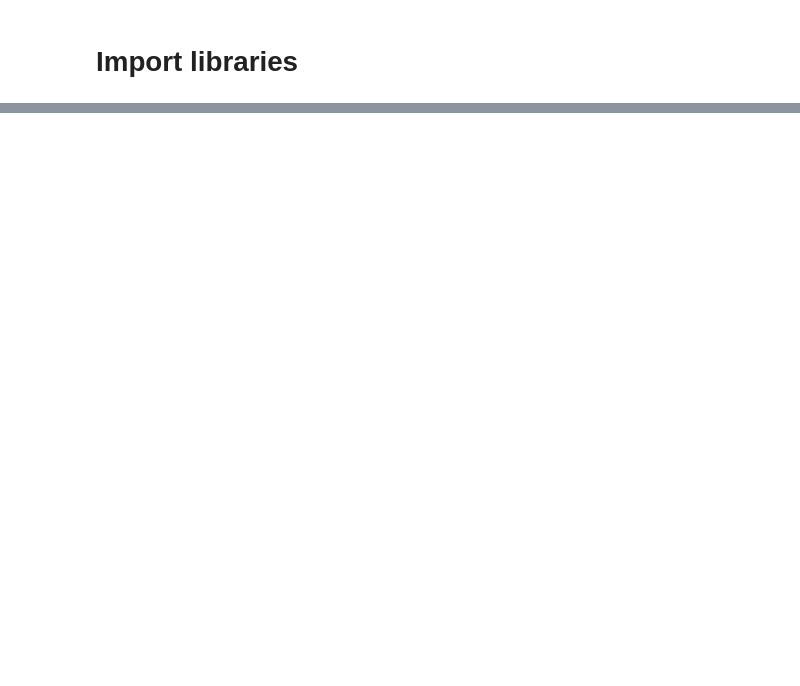
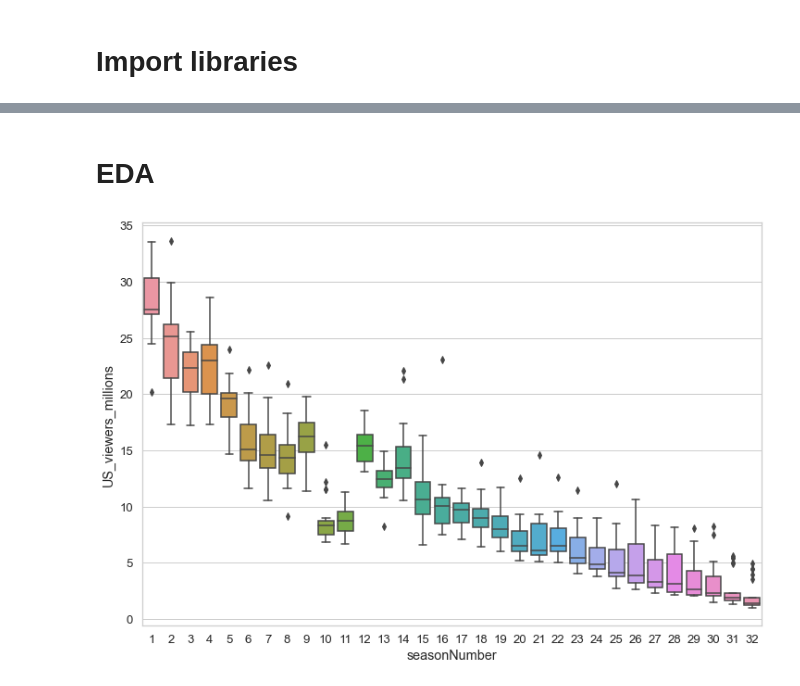
Before and after one commit to juan-td/web-scraping-misc, a Jupyter notebook: simpsons_web_scraping.ipynb, the cells around one changed output, grey strips where cells are left out. Saved outputs shown, nothing was run; the diff lists cells and outputs as text; code cells hidden in the pictures; blank space fills up the shorter version.

Commit message:
start simpsons analysis

```diff
--- a/simpsons_web_scraping.ipynb
+++ b/simpsons_web_scraping.ipynb
@@ -24,8 +26,6 @@ episode_tables = bs_2.find_all('table',{'class':"wikitable plainrowheaders wikie
 episodes.extend([pd.read_html(str(i))[0] for i in episode_tables if ('Screenplay by' not in str(i)) and ('Ratings/' not in str(i))])
 
 for i in range(len(episodes)):
-    episodes[i]['Season'] = i+1
+    episodes[i]['seasonNumber'] = i+1
 
 episodes_df = pd.concat(episodes).reset_index(drop=True)
-
-# fix problems with episodes 608,608
@@ -47,0 +66,12 @@ episodes_df[episodes_df.index+1 != episodes_df['No.overall']]
+# %%
+imdb_episodes_df = pd.read_csv('./data/episode_data.txt',sep='\t')
+imdb_episodes_df = imdb_episodes_df[imdb_episodes_df['parentTconst']=='tt0096697']
+imdb_episodes_df['seasonNumber'] = pd.to_numeric(imdb_episodes_df['seasonNumber'])
+imdb_episodes_df['episodeNumber'] = pd.to_numeric(imdb_episodes_df['episodeNumber'])
+imdb_episodes_df = imdb_episodes_df.sort_values(['seasonNumber','episodeNumber']).reset_index(drop=True)
+# %%
+imdb_ratings_df = pd.read_csv('./data/rating_data.txt',sep='\t')
+imdb_df = imdb_episodes_df.merge(imdb_ratings_df,on='tconst',how='inner')
+# %%
+simpsons_df = episodes_df.merge(imdb_df,on=['seasonNumber','episodeNumber'],how='inner')
+simpsons_df
@@ -47,0 +92,9 @@ episodes_df[episodes_df.index+1 != episodes_df['No.overall']]
+# %% [markdown]
+# EDA
+# %%
+plt.figure(figsize=(12,8))
+sns.set_theme(style='whitegrid',font_scale=1.2)
+sns.boxplot(x='seasonNumber',y='US_viewers_millions',data=simpsons_df,)#s=2.2)
+plt.show()
+# %% [output]
+[figure, added]
```
Also changed, not shown: parts of 16 cells of this notebook, 1 other file.
